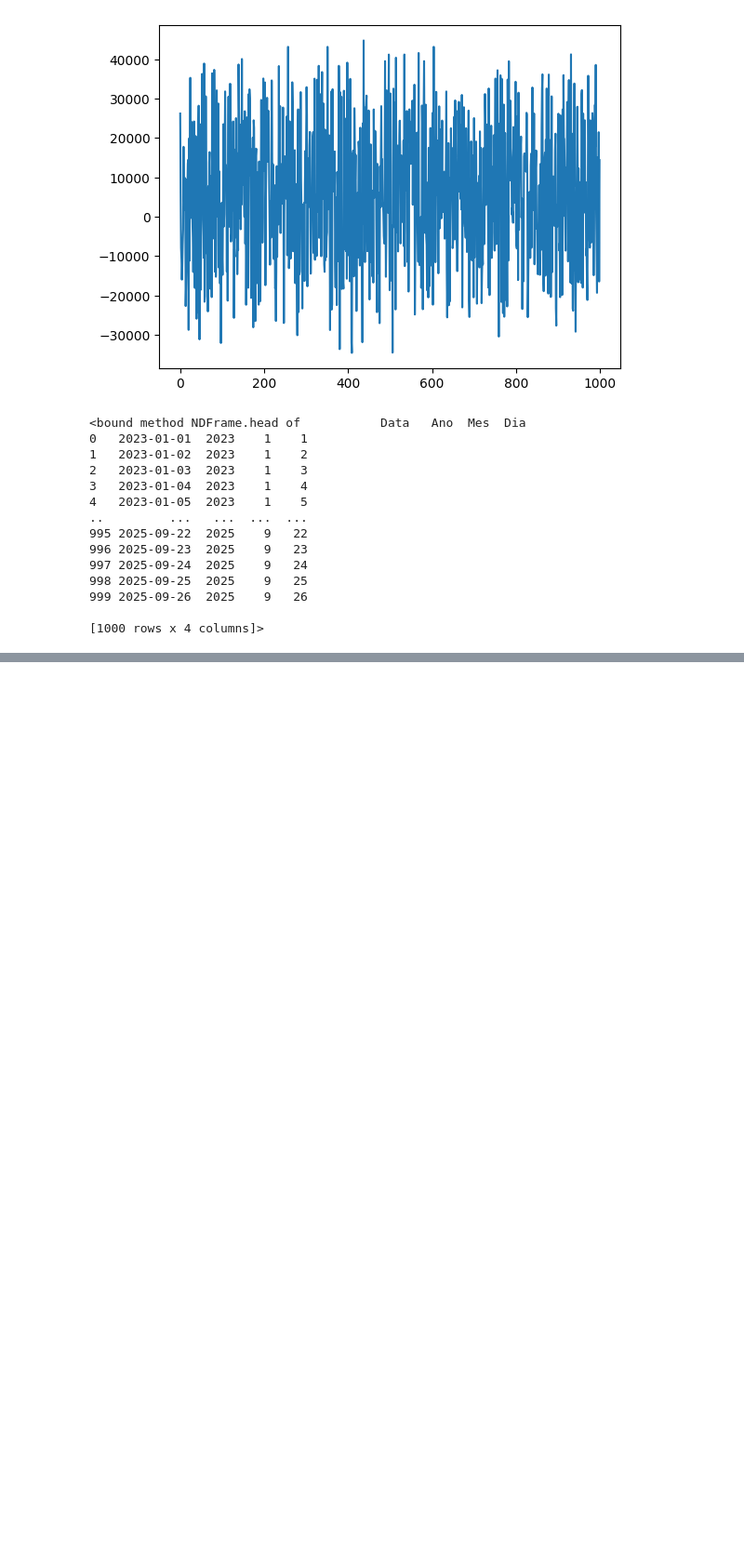
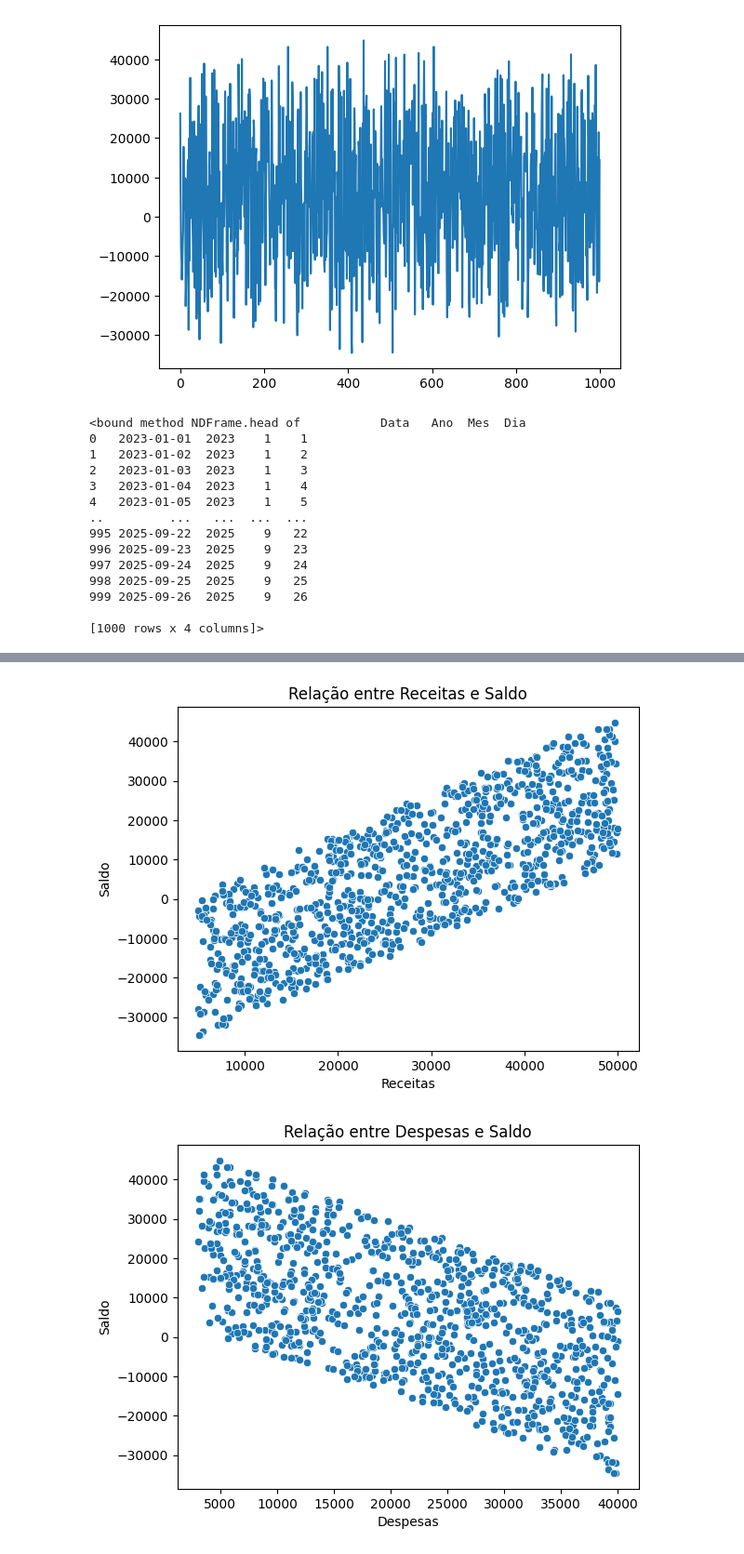
Before and after one commit to 2506roma/FluxoSmartAI, a Jupyter notebook: fluxoSamartAI.ipynb, the cells around one changed output, grey strips where cells are left out. Shown at 93% size. Saved outputs shown, nothing was run; the diff lists cells and outputs as text; code cells hidden in the pictures; blank space fills up the shorter version.

Commit message:
Validação Cruzada com Regressão Linear

```diff
--- a/fluxoSamartAI.ipynb
+++ b/fluxoSamartAI.ipynb
@@ -128,11 +128,11 @@ print(tabela[['Data', 'Ano', 'Mes', 'Dia']].head)
 # Recursos (X): para colunas que o modelo usará para aprender e fazer previsões
 # Alvo (Y): A coluna que o modelo tentará prever (Saldo ou receita futura)
 
-#x = tabela[['Receitas', 'Despesas', 'Categoria', 'Região', 'Cliente_Chave']]
-Y = tabela['Saldo']
+# Divide os dados em treino e teste
+
+X = tabela.drop(['Data', 'Cliente_Chave', 'Saldo', 'Dia', 'Ano'], axis=1)
+y  = tabela['Saldo'] # Apenas Receitas
 # %%
-# Regressão Linear
-
 #LinearRegression: Cria um modelo de regressão linear.
 #train_test_split: Divide os dados em partes de treinamento e teste.
 #mean_squared_error e mean_absolute_error: Avaliam a precisão do modelo, verificando o erro entre as previsões e os valores reais.
@@ -140,10 +140,9 @@ from sklearn.linear_model import LinearRegression
 from sklearn.model_selection import train_test_split
 from sklearn.metrics import mean_squared_error, mean_absolute_error
 
-# Divide os dados em treino e teste
+# Verificação de overfitting
+from sklearn.model_selection import cross_val_score
 
-X = tabela.drop(['Receitas', 'Data', 'Cliente_Chave', 'Saldo', 'Dia', 'Ano'], axis=1)
-y  = tabela['Receitas'] # Apenas Receitas
 
 X_train, X_test, y_train, y_test = train_test_split(X, y, test_size=0.2, random_state=42)
 
@@ -157,7 +156,11 @@ pred_lr = model_lr.predict(X_test)
 #Avaliação
 mse_lr = mean_squared_error(y_test, pred_lr)
 mae_lr = mean_absolute_error(y_test, pred_lr)
-print(f'Regreção Linear - MSE: {mse_lr}, MAE {mae_lr}')
+display(f'Regreção Linear - MSE: {mse_lr}, MAE {mae_lr}')
 
-print(X.columns)
+# Overfitting
+scores = cross_val_score(model_lr, X, y, cv=5, scoring='neg_mean_squared_error')
+print(f'Mean MSE (Regressão Linear): {-scores.mean()}')
+
+display(X.dtypes)
 # %% [output]
@@ -165,0 +175,11 @@ Index(['Despesas', 'Categoria', 'Região', 'Mes'], dtype='object')
+# %%
+# Avaliando a Variabilidade dos Dados Overfitting
+
+import seaborn as sns
+for col in X.columns:
+    sns.scatterplot(x=tabela[col], y=tabela['Saldo'])
+    plt.title(f'Relação entre {col} e Saldo')
+    plt.show()
+# %% [output]
+[figure, added]
+[figure, added]
```
Also changed, not shown: parts of 5 cells of this notebook.
